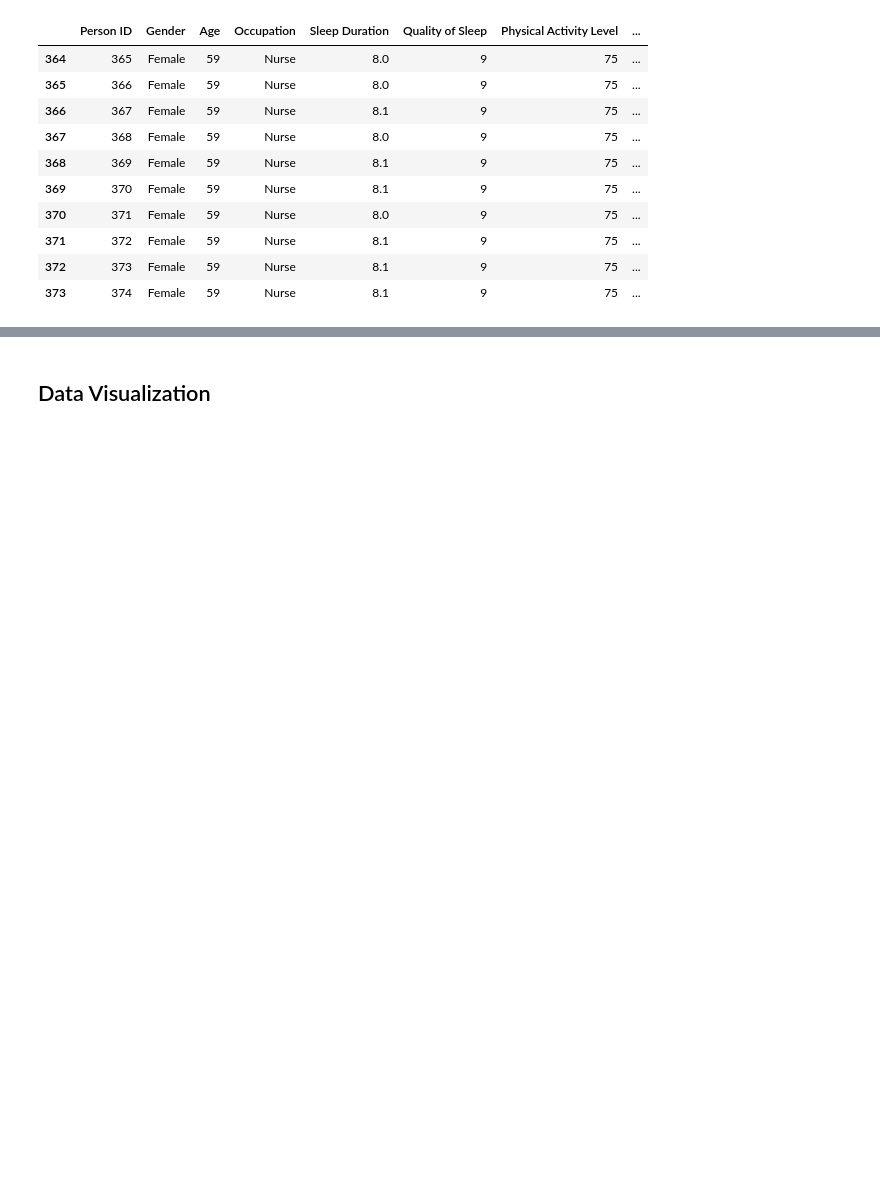
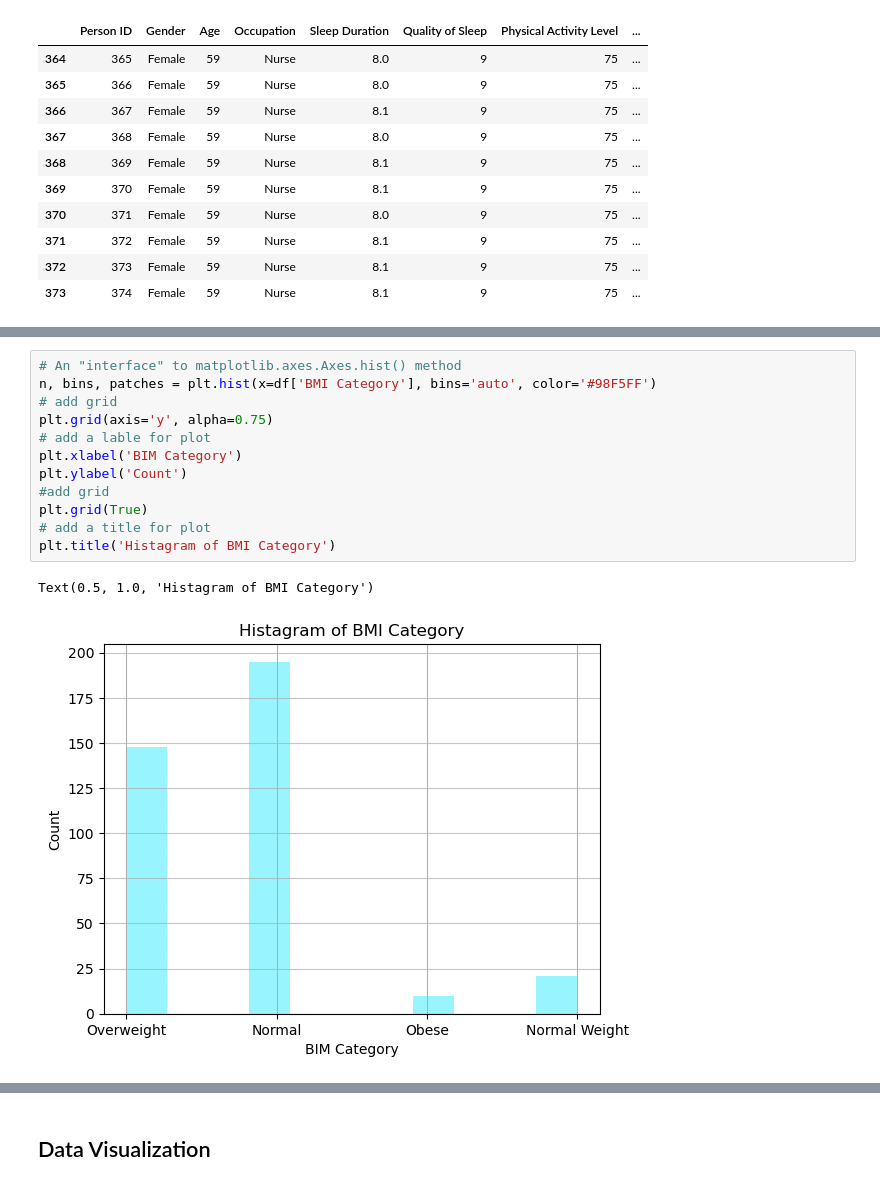
Before and after one commit to Waszka22/PfDA_Assignment, a Jupyter notebook: PfDA_Assignment.ipynb, the cells around one changed output, grey strips where cells are left out. Saved outputs shown, nothing was run; the diff lists cells and outputs as text; blank space fills up the shorter version.

```diff
--- a/PfDA_Assignment.ipynb
+++ b/PfDA_Assignment.ipynb
@@ -209,0 +224,15 @@ df.describe()
+# %%
+# An "interface" to matplotlib.axes.Axes.hist() method
+n, bins, patches = plt.hist(x=df['BMI Category'], bins='auto', color='#98F5FF')
+# add grid
+plt.grid(axis='y', alpha=0.75)
+# add a lable for plot
+plt.xlabel('BIM Category')
+plt.ylabel('Count')
+#add grid
+plt.grid(True)
+# add a title for plot
+plt.title('Histagram of BMI Category')
+# %% [output]
+Text(0.5, 1.0, 'Histagram of BMI Category')
+[figure, added]
```
Also changed, not shown: parts of 22 cells of this notebook.
